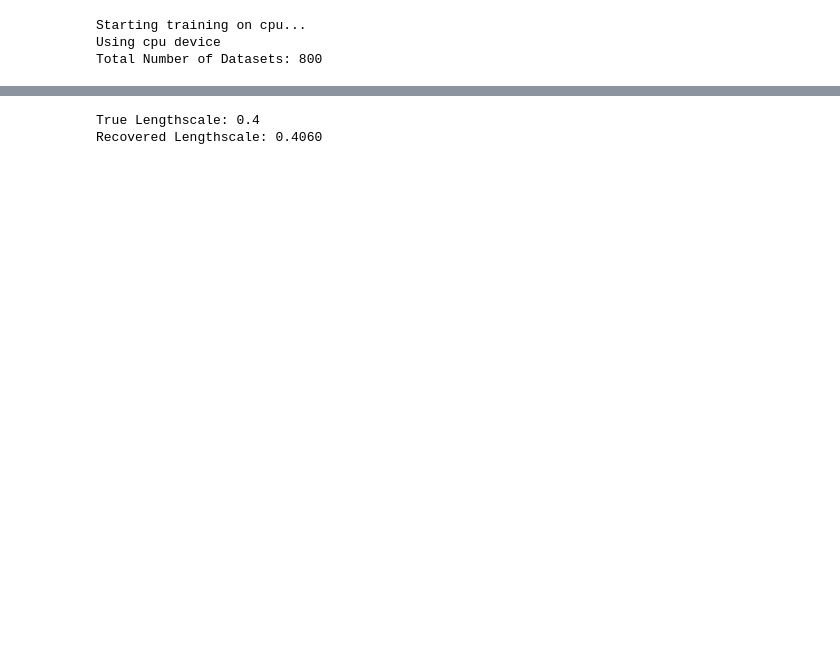
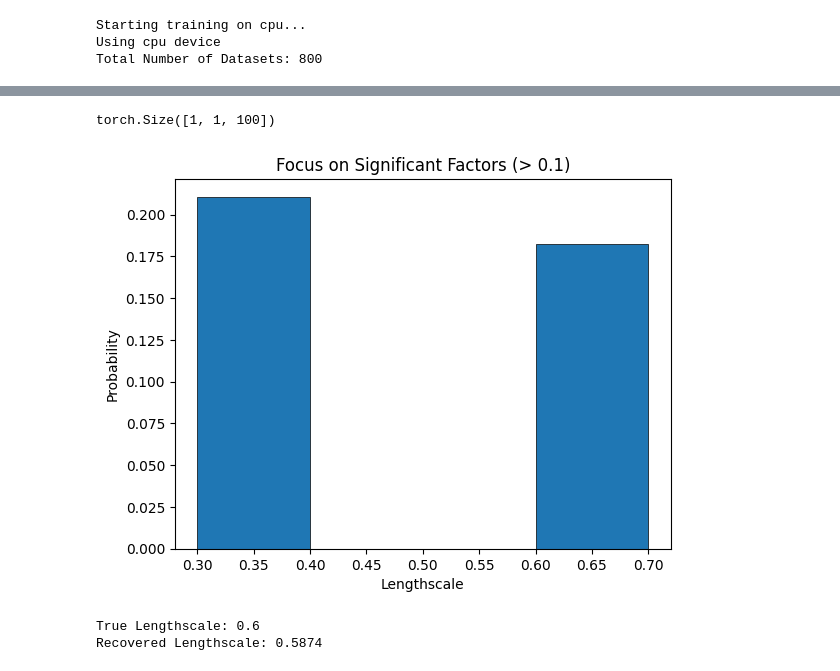
Before and after one commit to vdakov/msc-thesis-learning-priors, a Jupyter notebook: notebooks/experiments-gp-prior.ipynb, the cells around one changed output, grey strips where cells are left out. Drawn from its saved outputs; the diff is of its cells as text; code cells hidden in the pictures; blank space fills up the shorter version.

```diff
--- a/notebooks/experiments-gp-prior.ipynb
+++ b/notebooks/experiments-gp-prior.ipynb
@@ -370,29 +205,28 @@ outputs = torch.squeeze(outputs)
+# %%
+import numpy as np
+import matplotlib.pyplot as plt
+def show_parameter_distributions_predictions(outputs, threshold, parameters):
+    num_distributions = len(parameters)
+    borders_all = model.criterion.borders.detach().cpu().numpy()
+    widths = np.diff(borders_all)
+    print(outputs.shape)
+    for i in range(num_distributions):
+
+        left_edges = borders_all[:-1]
+        values = torch.squeeze(outputs[i]).detach().cpu().numpy()
+        mask = values > threshold
+
+        plt.bar(left_edges[mask], values[mask], width=widths[mask], align='edge', edgecolor='black', linewidth=0.5)
+
+        plt.xlabel(parameters[i])
+        plt.ylabel("Probability")
+        plt.title(f"Focus on Significant Factors (> {threshold})")
+        plt.show()
 # %%
-import numpy as np
-import matplotlib.pyplot as plt
-
-# 1. Get all borders first (don't slice yet)
-borders_all = model.criterion.borders.detach().cpu().numpy()
-
-# 2. Calculate the width of each bin
-widths = np.diff(borders_all)
-
-# 3. Define X coordinates (using the left edge of each bin is safer for alignment)
-left_edges = borders_all[:-1]
-
-# 4. Get Values and Mask
-values = torch.squeeze(outputs).detach().cpu().numpy()
-threshold = 0.001
-mask = values > threshold
-
-# 5. Plot with specific widths and 'edge' alignment
-# align='edge' means the bar starts at x and extends to the right by 'width'
-plt.bar(left_edges[mask], values[mask], width=widths[mask], align='edge', edgecolor='black', linewidth=0.5)
-
-plt.xlabel("Lengthscale")
-plt.ylabel("Probability")
-plt.title(f"Focus on Significant Factors (> {threshold})")
-plt.show()
+show_parameter_distributions_predictions(outputs, 0.1, ['Lengthscale'])
+# %% [output]
+torch.Size([1, 1, 100])
+[figure, added]
 # %%
 import numpy as np
 from scipy.spatial.distance import cdist
@@ -431,7 +265,7 @@ def nll_fn(theta, X, y, noise_variance=1e-4):
 # --- Simulation ---
 
 # Generate dummy data with a TRUE lengthscale of 1.5
-true_lengthscale = 0.4
+true_lengthscale = 0.6
 X = np.random.uniform(0, 1, size=(10, 1))
 K_true = rbf_kernel(X, X, lengthscale=true_lengthscale)
 y = np.random.multivariate_normal(mean=np.zeros(len(X)), cov=K_true).reshape(-1, 1)
@@ -448,5 +282,5 @@ recovered_ls = np.exp(res.x[0])
 print(f"True Lengthscale: {true_lengthscale}")
 print(f"Recovered Lengthscale: {recovered_ls:.4f}")
 # %% [output]
-True Lengthscale: 0.4
-Recovered Lengthscale: 0.4060
+True Lengthscale: 0.6
+Recovered Lengthscale: 0.5874
```
Also changed, not shown: parts of 13 cells of this notebook, 6 other files.
